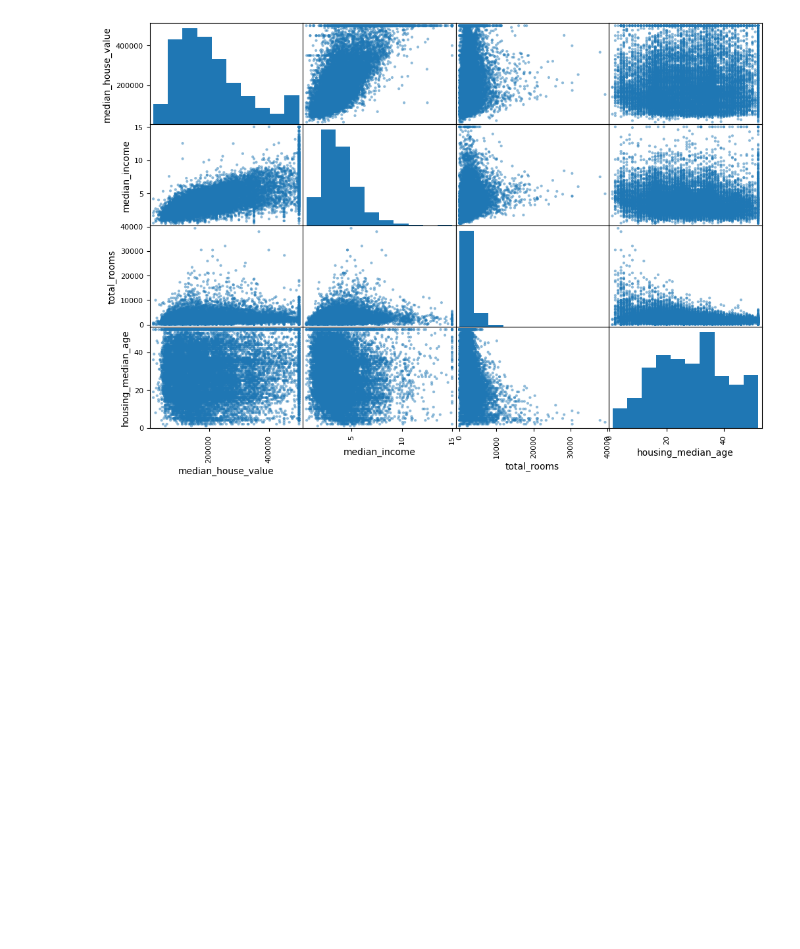
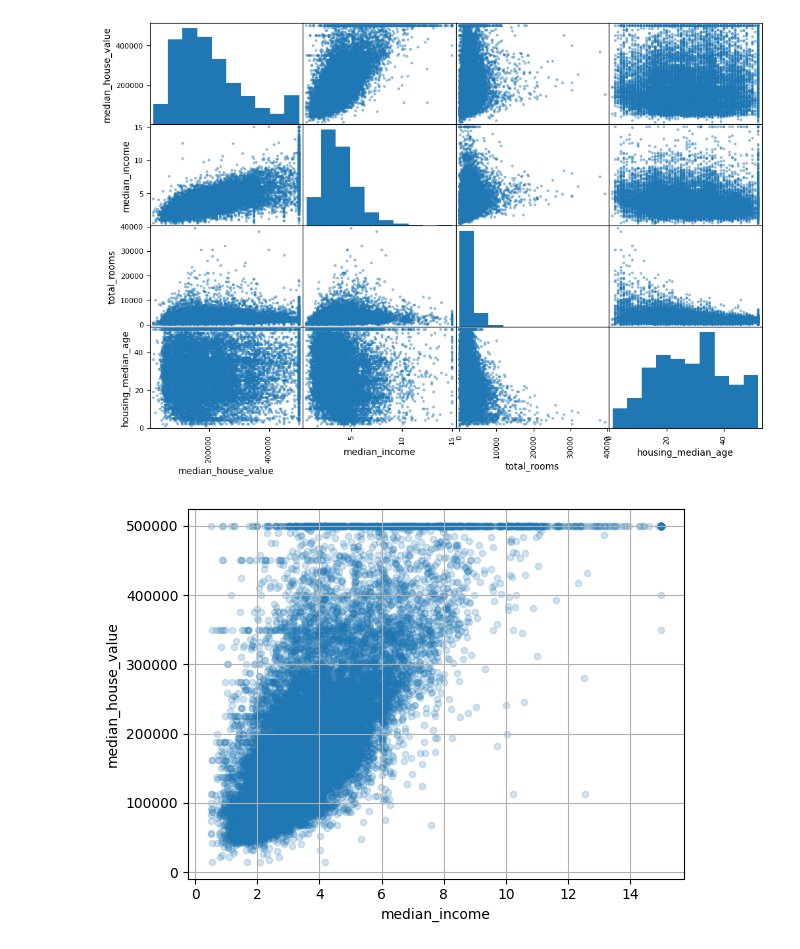
Before and after one commit to atamez6/housing_prediction, a Jupyter notebook: 02.ipynb, the cells around one changed output. Saved outputs shown, nothing was run; the diff lists cells and outputs as text; code cells hidden in the pictures; blank space fills up the shorter version.

```diff
--- a/02.ipynb
+++ b/02.ipynb
@@ -198,3 +198,8 @@ scatter_matrix(datos_train_copy[attributes], figsize=(12,8), grid=True)
 plt.show()
 # %% [output]
 [figure]
+# %%
+datos_train_copy.plot(kind='scatter', x='median_income', y='median_house_value',alpha=0.2,grid=True)
+plt.show()
+# %% [output]
+[figure, added]
```
Also changed, not shown: parts of 15 cells of this notebook.
